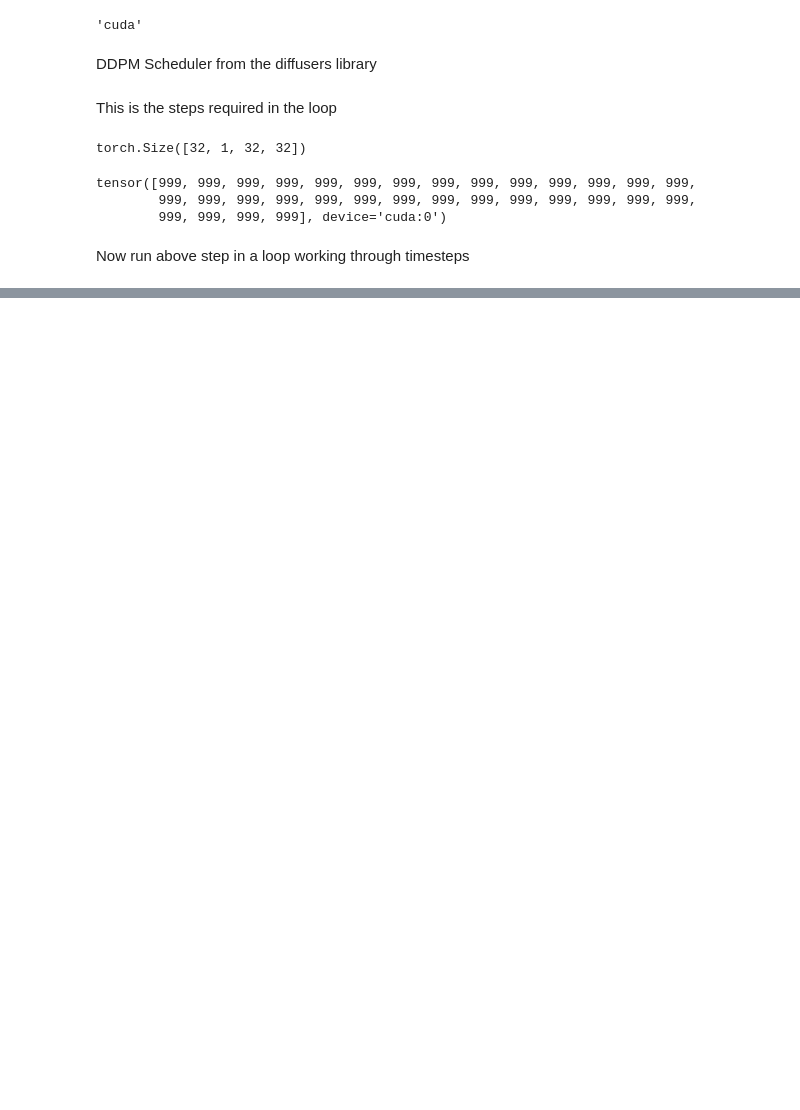
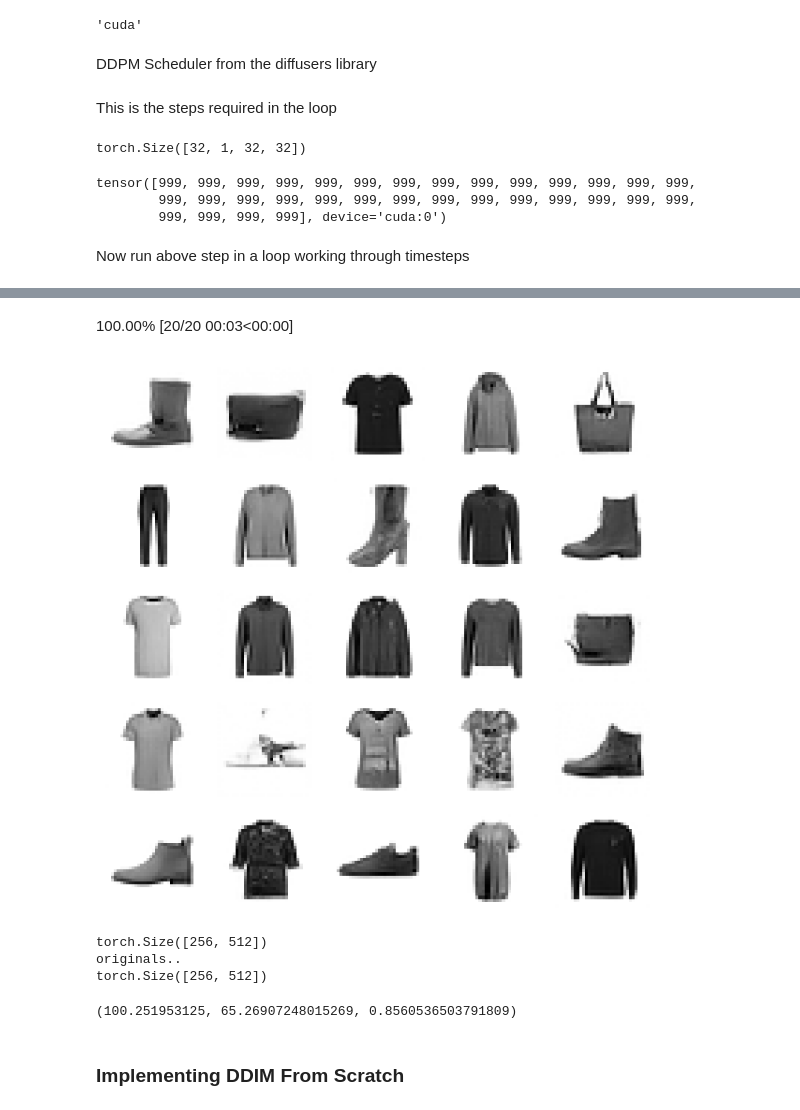
Before and after one commit to joeross999/fastai_classwork, a Jupyter notebook: notebooks/20_DDIM.ipynb, the cells around one changed output, grey strips where cells are left out. Drawn from its saved outputs; the diff is of its cells as text; code cells hidden in the pictures; blank space fills up the shorter version.

```diff
--- a/notebooks/20_DDIM.ipynb
+++ b/notebooks/20_DDIM.ipynb
@@ -135,0 +200,17 @@ clean_mem()
+# %%
+sched.set_timesteps(20)
+preds = diff_sample(model, sz, sched, eta=1.)
+s = (preds[-1]*2).clamp(-1,1)
+show_images(s[:25], imsize=1.5)
+# %% [output]
+100.00% [20/20 00:03<00:00]
+[figure, added]
+# %%
+ie.fid(s) ,ie.fid2(s), ie.kid(s)
+# %% [output]
+torch.Size([256, 512])
+originals..
+torch.Size([256, 512])
+(100.251953125, 65.26907248015269, 0.8560536503791809)
+# %% [markdown]
+### Implementing DDIM From Scratch
```
Also changed, not shown: parts of 26 cells of this notebook, 3 other files.
